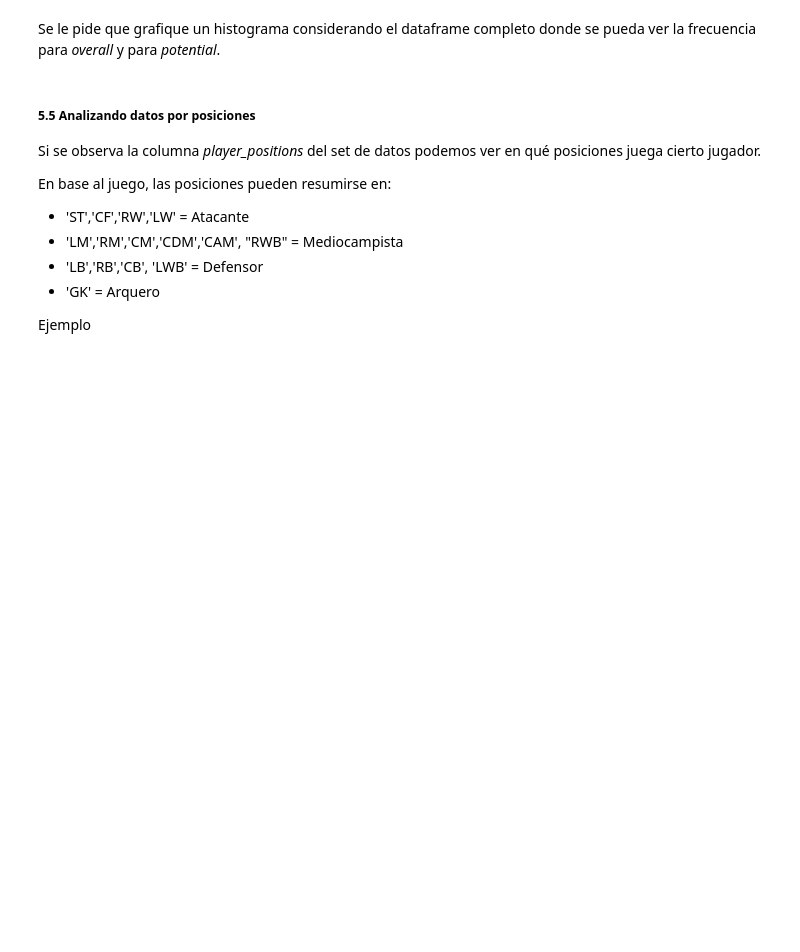
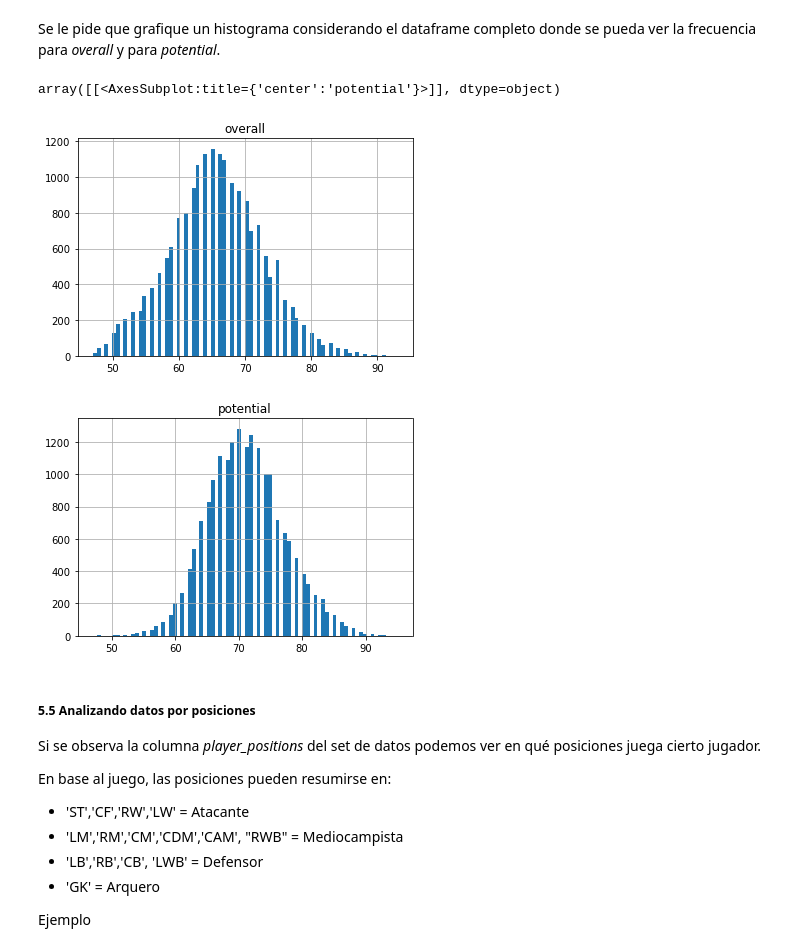
Before and after one commit to maximilianog258/PDAMaxiG, a Jupyter notebook: Ejercitación Pandas/Ejercitación-Pandas.ipynb, the cells around one changed output. Saved outputs shown, nothing was run; the diff lists cells and outputs as text; code cells hidden in the pictures; blank space fills up the shorter version.

```diff
--- a/Ejercitación Pandas/Ejercitación-Pandas.ipynb
+++ b/Ejercitación Pandas/Ejercitación-Pandas.ipynb
@@ -717,6 +853,16 @@ Podemos ver del dataframe anterior que Messi esta dando todo lo que puede dar, m
 Se le pide que grafique un histograma considerando el dataframe completo donde se pueda ver la frecuencia para *overall* y para *potential*.
 # %%
 ##TODO 5.4
+overwal = fifa21[["short_name","overall"]]
+potential= fifa21[["short_name","potential"]]
+
+overwal.hist(bins=80)
+
+potential.hist(bins=80)
+# %% [output]
+array([[<AxesSubplot:title={'center':'potential'}>]], dtype=object)
+[figure, added]
+[figure, added]
 # %% [markdown]
 ##### 5.5  Analizando datos por posiciones
 
```
Also changed, not shown: parts of 19 cells of this notebook, 1 other file.
